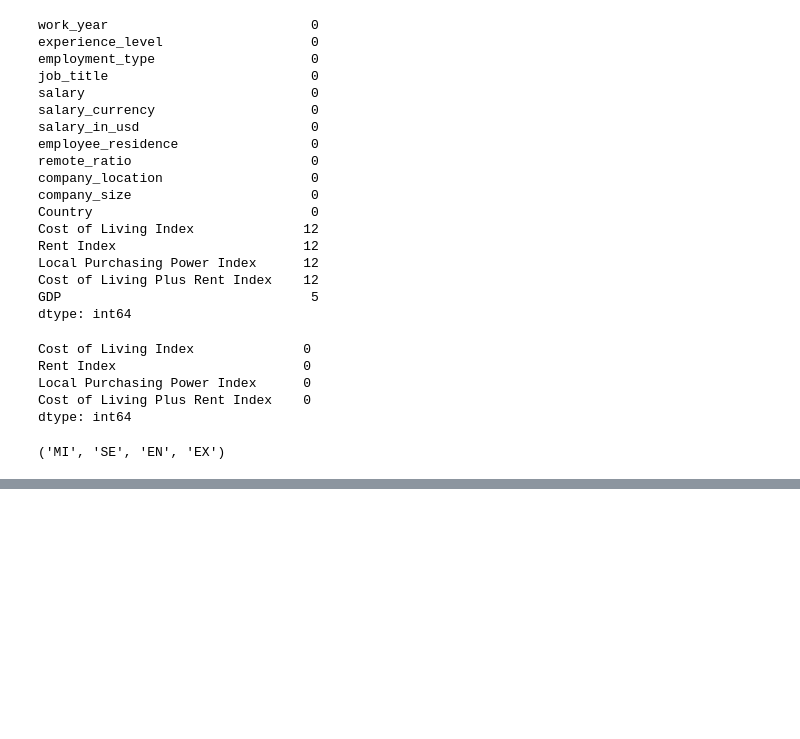
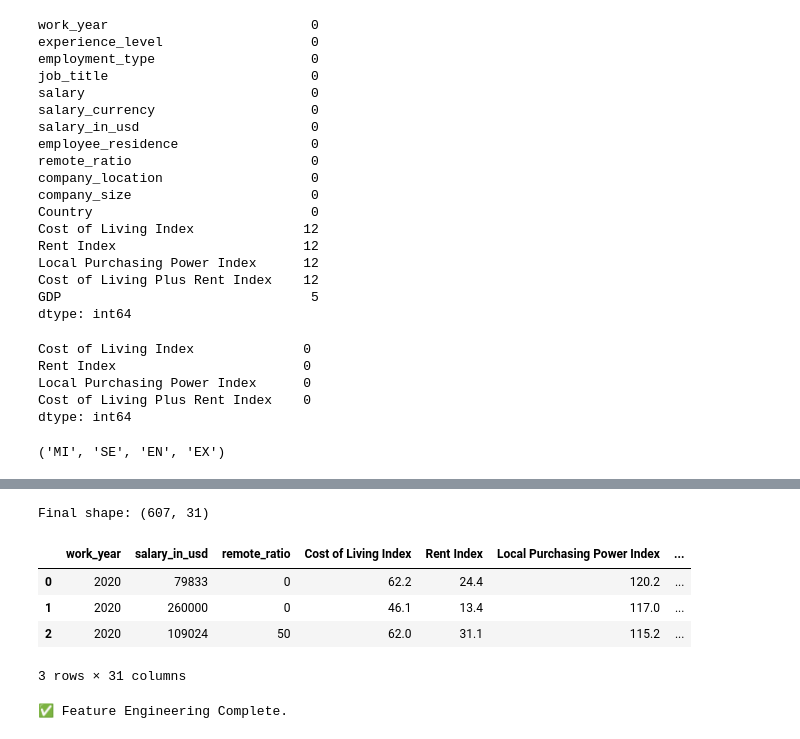
Before and after one commit to Uman-66/ai-driven-salary-analysis, a Jupyter notebook: notebooks/01_data_loading_and_overview.ipynb, the cells around one changed output, grey strips where cells are left out. Saved outputs shown, nothing was run; the diff lists cells and outputs as text; code cells hidden in the pictures; blank space fills up the shorter version.

```diff
--- a/notebooks/01_data_loading_and_overview.ipynb
+++ b/notebooks/01_data_loading_and_overview.ipynb
@@ -299,0 +409,45 @@ cleaned.loc[:,'Country'] = cleaned['Country'].str.title().str.strip()
+# %%
+size_map = {'S': 1, 'M': 2, 'L': 3}
+df.loc[:, 'company_size_num'] = df['company_size'].map(size_map).fillna(0).astype(int)
+# %%
+top_countries = df['Country'].value_counts().nlargest(10).index
+df.loc[:, 'Country_top'] = df['Country'].where(df['Country'].isin(top_countries), 'Other')
+
+# One-hot encode top countries
+df = pd.get_dummies(df, columns=['Country_top'], prefix='country', drop_first=True)
+# %%
+# Interaction between experience and AI roles
+df.loc[:, 'exp_x_role'] = df['experience_numeric'] * df['role_numeric']
+
+# Experience + Remote
+df.loc[:, 'exp_x_remote'] = df['experience_numeric'] * (df['remote_ratio'] / 100)
+
+# Company size x GDP
+df.loc[:, 'size_x_gdp'] = df['company_size_num'] * df['GDP']
+# %%
+drop_cols = ['job_title', 'experience_level', 'employment_type', 'company_size', 'Country', 'role_category']
+df_final = df.drop(columns=drop_cols)
+# %%
+print("Final shape:", df_final.shape)
+df_final.head(3)
+# %% [output]
+Final shape: (607, 31)
+|  | work_year | salary_in_usd | remote_ratio | Cost of Living Index | Rent Index | Local Purchasing Power Index | ... |
+| 0 | 2020 | 79833 | 0 | 62.2 | 24.4 | 120.2 | ... |
+| 1 | 2020 | 260000 | 0 | 46.1 | 13.4 | 117.0 | ... |
+| 2 | 2020 | 109024 | 50 | 62.0 | 31.1 | 115.2 | ... |
+3 rows × 31 columns
+# %%
+from pathlib import Path
+
+Path("data/processed").mkdir(parents=True, exist_ok=True)
+
+# Full feature dataset
+df.to_csv("../data/processed/engineered_salary_data.csv", index=False)
+
+# Model-ready version (numeric only)
+df_final.to_csv("../data/processed/model_ready_salary_data.csv", index=False)
+
+print("✅ Feature Engineering Complete.")
+# %% [output]
+✅ Feature Engineering Complete.
```
Also changed, not shown: parts of 13 cells of this notebook, 3 other files.
